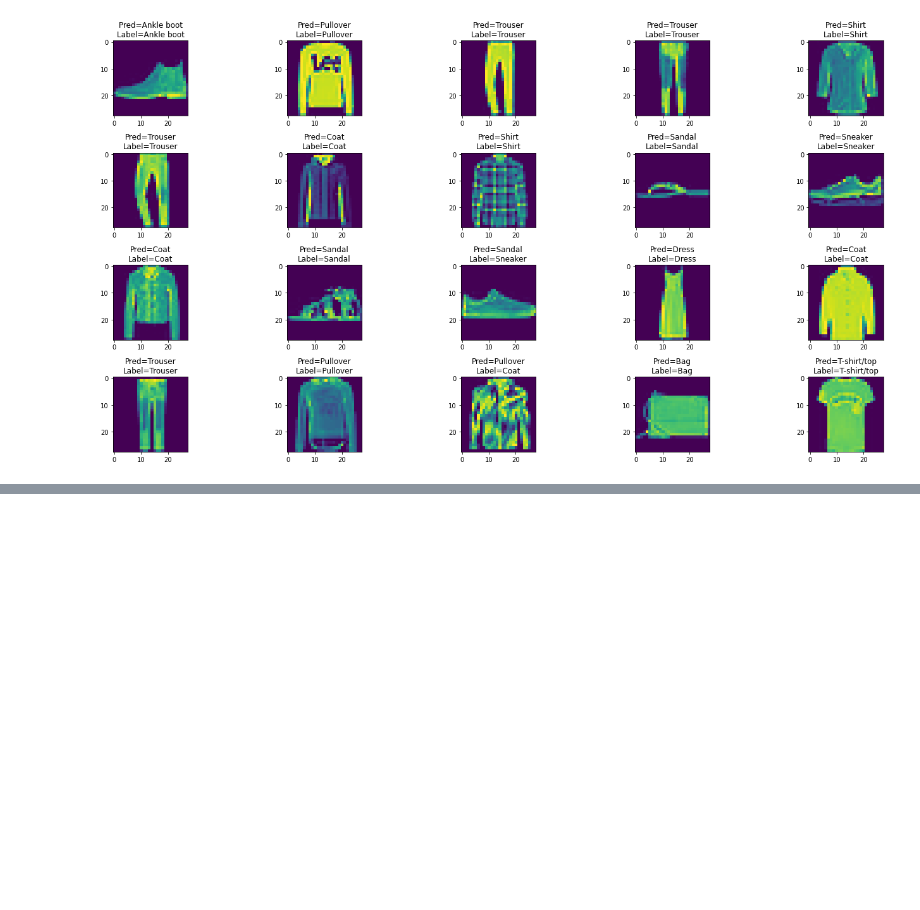
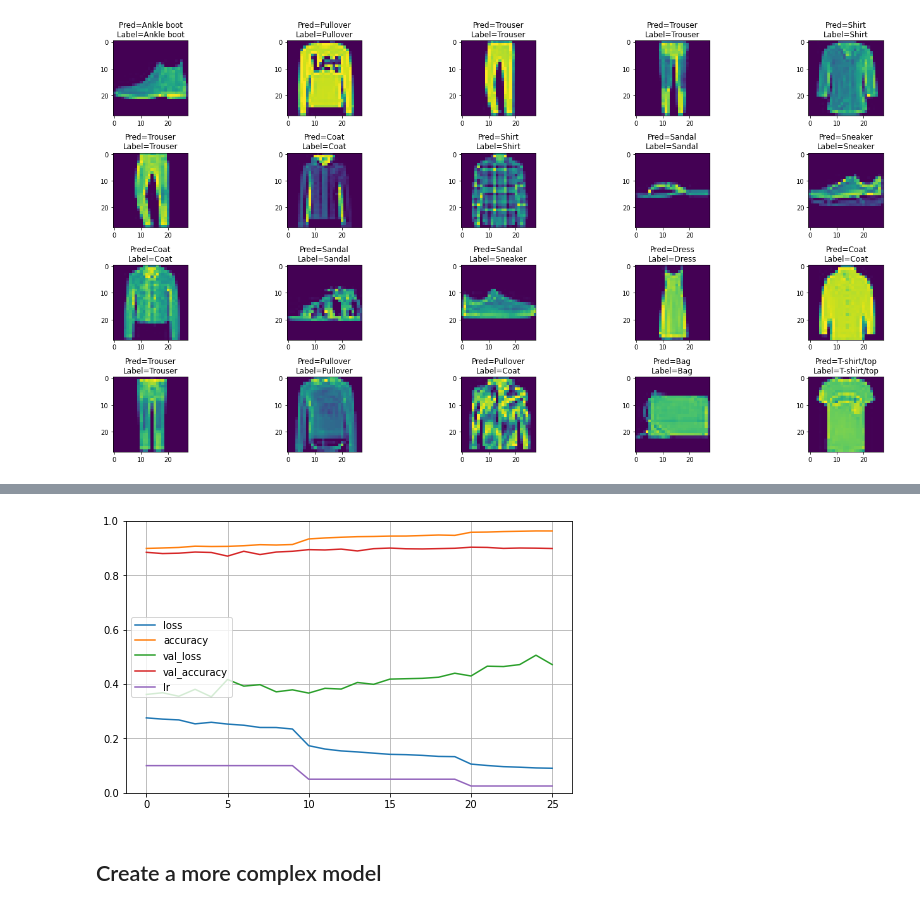
Before and after one commit to NathanZorndorf/oreilly-hands-on-machine-learning, a Jupyter notebook: image-classifier-fashion-dataset.ipynb, the cells around one changed output, grey strips where cells are left out. Saved outputs shown, nothing was run; the diff lists cells and outputs as text; code cells hidden in the pictures; blank space fills up the shorter version.

```diff
--- a/image-classifier-fashion-dataset.ipynb
+++ b/image-classifier-fashion-dataset.ipynb
@@ -206,0 +432,38 @@ plt.show()
+# %%
+# early stopping
+patience = 10
+early_stopping = keras.callbacks.EarlyStopping(monitor='val_accuracy', patience=patience)
+# %%
+# setup callback
+tensorboard_cb = keras.callbacks.TensorBoard(run_logdir)
+# %%
+# setup LR scheduler
+epochs = 50
+
+# initial_learning_rate * decay_rate ^ (step / decay_steps)
+schedule = tf.keras.optimizers.schedules.ExponentialDecay(
+    initial_learning_rate = 0.1,
+    decay_steps = 10,
+    decay_rate = 0.5,
+    staircase=True # staircase function,
+)
+lr_scheduler = keras.callbacks.LearningRateScheduler(schedule, verbose=1)
+# %%
+# setup optimizer
+sgd = keras.optimizers.SGD(momentum=0.8)
+
+# compile
+model.compile(
+    loss="sparse_categorical_crossentropy", # sparse labels
+    optimizer=sgd,
+    metrics=["accuracy"]
+)
+
+# fit
+history = model.fit(
+    X_train,
+    y_train,
+    epochs=epochs,
+    validation_data=(X_valid, y_valid),
+    callbacks=[lr_scheduler, early_stopping, tensorboard_cb],
+)
@@ -206,0 +488,10 @@ plt.show()
+# %%
+# plot
+pd.DataFrame(history.history).plot(figsize=(8, 5))
+plt.grid(True)
+plt.gca().set_ylim(0, 1) # set the vertical range to [0-1]
+plt.show()
+# %% [output]
+[figure, added]
+# %% [markdown]
+## Create a more complex model
```
Also changed, not shown: parts of 82 cells of this notebook, 1 other file.
